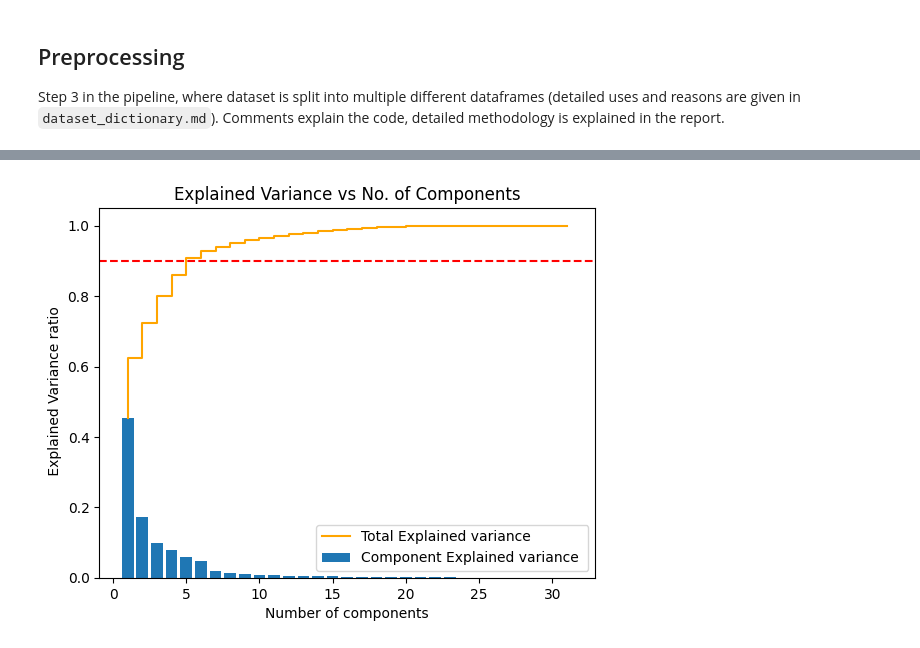
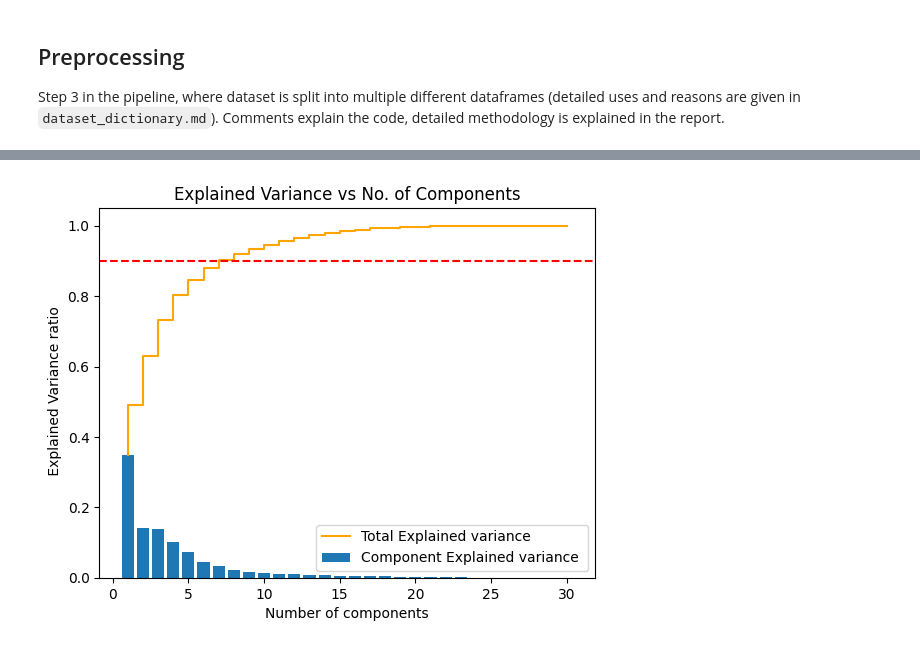
Before and after one commit to Soemon007/DS203_GroupProject, a Jupyter notebook: code/Preprocessing.ipynb, the cells around one changed output, grey strips where cells are left out. Saved outputs shown, nothing was run; the diff lists cells and outputs as text; code cells hidden in the pictures.

```diff
--- a/code/Preprocessing.ipynb
+++ b/code/Preprocessing.ipynb
@@ -29,7 +32,7 @@ Y = df.Level
 
 # Splitting data into test/train/validation (stratified split i.e roughly each class appears in the same amount in each split)
 x_trv,x_te,y_trv,y_te = train_test_split(X,Y,random_state=10,stratify=Y,test_size=0.2)
-x_tr,x_v,y_tr,y_v = train_test_split(x_trv,y_trv,random_state=10,stratify=y_trv,test_size=0.2)
+x_tr,x_v,y_tr,y_v = train_test_split(x_trv,y_trv,random_state=10,stratify=y_trv,test_size=0.25)
 
 print("Percentages of each class are-")
 print(f"For train set\n{y_tr.value_counts()/len(y_tr)*100}\nFor validation set\n{y_v.value_counts()/len(y_v)*100}\
@@ -61,24 +67,7 @@ Compared to Mean imputation Median imputation is more resistant to outliers, for
 But, it is possible that a value being missing is important information to predict the HDI, to account for this possibility, we are adding missing indicators, i.e for each numerical column, we are adding another column where each missing value gets a '1' and rest of the rows are '0'.
 # %%
 num_cols = x_tr.select_dtypes(include='number').columns
-medians = [x_tr[col].median() for col in num_cols] # we found medians wrt train set
-def impute_num(data,median):
-    for col in num_cols:
-        data[col+"missing"] = data[col].isna().astype(int) # adding missingness indicators
-    data[num_cols] = data[num_cols].fillna(dict(zip(num_cols,median)))
+num_pipe = Pipeline([("imputer", SimpleImputer(strategy="median", add_indicator=True))])
 
-impute_num(x_tr,medians)
-impute_num(x_te,medians)
-impute_num(x_v,medians)
+cat_cols = x_tr.select_dtypes(exclude='number').columns
+cat_pipe = Pipeline([("imputer", SimpleImputer(strategy="constant",fill_value="missing")),("encoder", OneHotEncoder(handle_unknown="ignore",sparse_output=False))])
-# %%
-cat_cols = x_tr.select_dtypes(exclude='number').columns
-dummy_cols = pd.get_dummies(x_tr.fillna("Missing"),columns = cat_cols).columns
-def impute_col(data,dummies):
-    data[cat_cols] = data[cat_cols].fillna("Missing")
-    data = pd.get_dummies(data,columns = cat_cols)
-    data = data.reindex(columns=dummies,fill_value=0) #dealing with unseen categories
-    return data
-
-x_tr= impute_col(x_tr,dummy_cols)
-x_te=impute_col(x_te,dummy_cols)
-x_v=impute_col(x_v,dummy_cols)
@@ -106,22 +74,31 @@ dtype: int64
+# %%
+total_pipe = Pipeline([
+    ("imputer",ColumnTransformer([("num",num_pipe,num_cols),("cat",cat_pipe,cat_cols)],verbose_feature_names_out=False).set_output(transform="pandas")),
+    ("scaling", ColumnTransformer([("num",StandardScaler(),num_cols)],remainder="passthrough",verbose_feature_names_out=False).set_output(transform="pandas"))])
+#We only scale the original numerical columns, not missing indicators or other (0,1) columns
+
+x_tr_clean= total_pipe.fit_transform(x_tr)
+x_v_clean = total_pipe.transform(x_v)
+x_te_clean = total_pipe.transform(x_te)
+#We have now cleaned all the data
 # %%
-n = len(x_tr.columns)
-LR_pipe = Pipeline ([("prep", ColumnTransformer([("num",RobustScaler(),num_cols)], remainder="passthrough")),("model",LogisticRegression())]) # currently doesnt scale binary values
-PCA_pipe = Pipeline ([("prep", ColumnTransformer([("num",RobustScaler(),num_cols)], remainder="passthrough")),("model",PCA(n_components=n))]) # currently doesnt scale binary values
+n = len(x_tr_clean.columns)
+pca = PCA(n_components=n)
 
-components =PCA_pipe.fit_transform(x_tr)
-explained_var = PCA_pipe["model"].explained_variance_ratio_
+components =pca.fit_transform(x_tr_clean)
+explained_var = pca.explained_variance_ratio_
 cumulative_var = np.cumsum(explained_var)
 
 plt.bar(list(range(1,n+1)), explained_var,label = "Component Explained variance ")
 plt.step(list(range(1,n+1)),cumulative_var, color = "orange",label="Total Explained variance")
 plt.legend()
 plt.xlabel("Number of components")
 plt.title("Explained Variance vs No. of Components")
 plt.ylabel(" Explained Variance ratio")
 plt.axhline(y=0.9, color= "red", linestyle="--")
 plt.show()
 # %% [output]
-[figure, old version]
+[figure, new version]
 # %%
 principal_loading = pd.DataFrame()
 for i in range(10):
```
Also changed, not shown: parts of 7 cells of this notebook.
